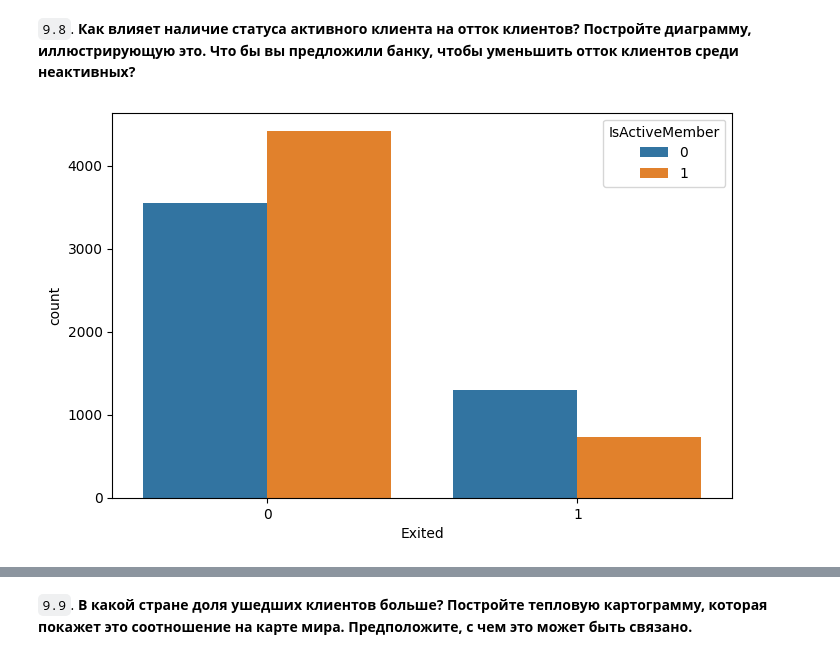
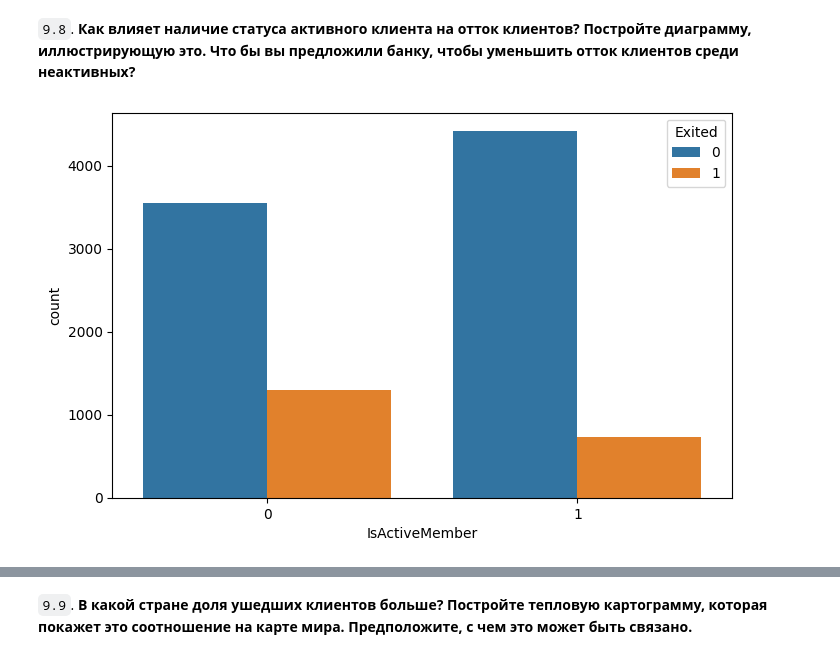
Before and after one commit to savspit/mipt_python_advanced2, a Jupyter notebook: homeworks/hw1/homework.ipynb, the cells around one changed output, grey strips where cells are left out. Drawn from its saved outputs; the diff is of its cells as text; code cells hidden in the pictures.

```diff
--- a/homeworks/hw1/homework.ipynb
+++ b/homeworks/hw1/homework.ipynb
@@ -210,7 +224,7 @@ plt.show()
 `9.8`. **Как влияет наличие статуса активного клиента на отток клиентов? Постройте диаграмму, иллюстрирующую это. Что бы вы предложили банку, чтобы уменьшить отток клиентов среди неактивных?**
 # %%
 plt.figure(figsize=(8, 5))
-sns.countplot(x='Exited', hue='IsActiveMember', data=churn_df)
+sns.countplot(x='IsActiveMember', hue='Exited', data=churn_df)
 plt.show()
 # %% [output]
-[figure, old version]
+[figure, new version]
```
Also changed, not shown: parts of 6 cells of this notebook.
